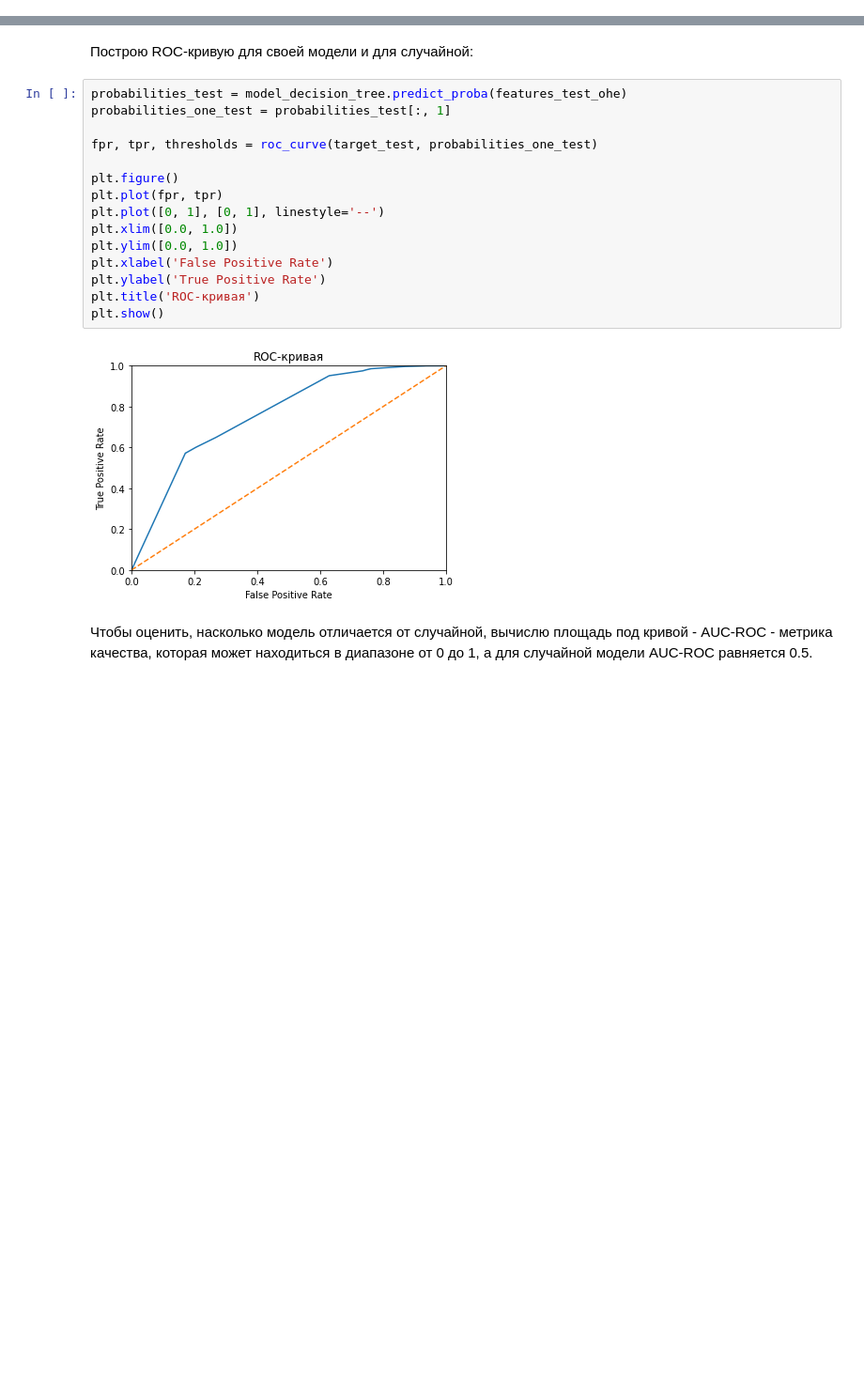
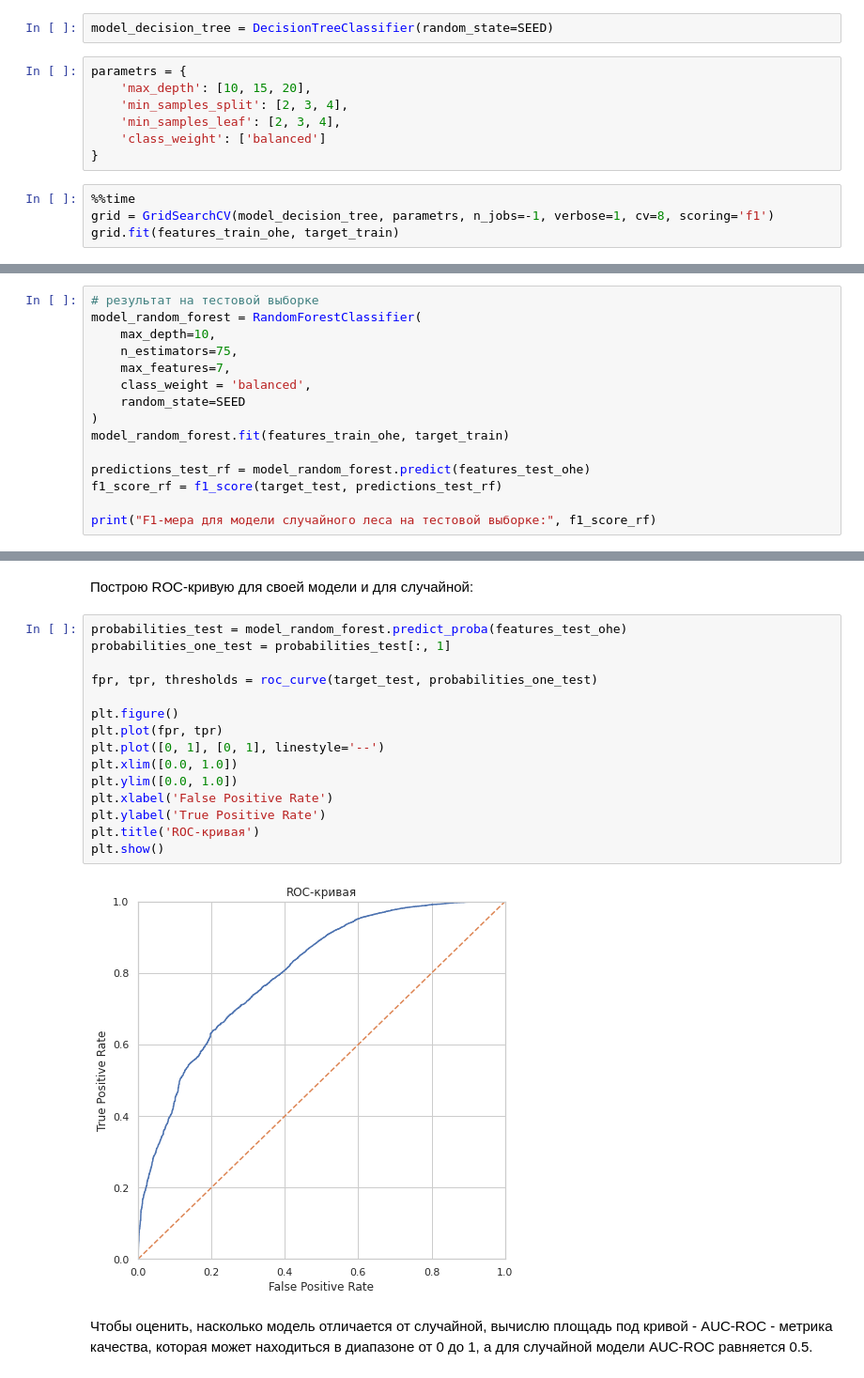
Before and after one commit to alena-troflyanina/yandex-practicum-projects, a Jupyter notebook: outflow_forecasting/cancelation_prediction.ipynb, the cells around one changed output, grey strips where cells are left out. Shown at 94% size. Drawn from its saved outputs; the diff is of its cells as text; blank space fills up the shorter version.

```diff
--- a/outflow_forecasting/cancelation_prediction.ipynb
+++ b/outflow_forecasting/cancelation_prediction.ipynb
@@ -1032,0 +987,13 @@ F1-мера для модели решающего дерева на тесто
+# %%
+model_decision_tree = DecisionTreeClassifier(random_state=SEED)
+# %%
+parametrs = {
+    'max_depth': [10, 15, 20],
+    'min_samples_split': [2, 3, 4],
+    'min_samples_leaf': [2, 3, 4],
+    'class_weight': ['balanced']
+}
+# %%
+%%time
+grid = GridSearchCV(model_decision_tree, parametrs, n_jobs=-1, verbose=1, cv=8, scoring='f1')
+grid.fit(features_train_ohe, target_train)
@@ -1032,0 +1112,15 @@ F1-мера для модели решающего дерева на тесто
+# %%
+# результат на тестовой выборке
+model_random_forest = RandomForestClassifier(
+    max_depth=10,
+    n_estimators=75,
+    max_features=7,
+    class_weight = 'balanced',
+    random_state=SEED
+)
+model_random_forest.fit(features_train_ohe, target_train)
+
+predictions_test_rf = model_random_forest.predict(features_test_ohe)
+f1_score_rf = f1_score(target_test, predictions_test_rf)
+
+print("F1-мера для модели случайного леса на тестовой выборке:", f1_score_rf)
@@ -1033,22 +1133,22 @@ F1-мера для модели решающего дерева на тесто
 # %% [markdown]
 Построю ROC-кривую для своей модели и для случайной:
 # %%
-probabilities_test = model_decision_tree.predict_proba(features_test_ohe)
+probabilities_test = model_random_forest.predict_proba(features_test_ohe)
 probabilities_one_test = probabilities_test[:, 1]
 
 fpr, tpr, thresholds = roc_curve(target_test, probabilities_one_test)
 
 plt.figure()
 plt.plot(fpr, tpr)
 plt.plot([0, 1], [0, 1], linestyle='--')
 plt.xlim([0.0, 1.0])
 plt.ylim([0.0, 1.0])
 plt.xlabel('False Positive Rate')
 plt.ylabel('True Positive Rate')
 plt.title('ROC-кривая')
 plt.show()
 # %% [output]
-[figure, old version]
+[figure, new version]
 # %% [markdown]
 Чтобы оценить, насколько модель отличается от случайной, вычислю площадь под кривой - AUC-ROC - метрика качества, которая может находиться в диапазоне от 0 до 1, а для случайной модели AUC-ROC равняется 0.5.
 # %%
```
Also changed, not shown: parts of 98 cells of this notebook, 1 other file.
